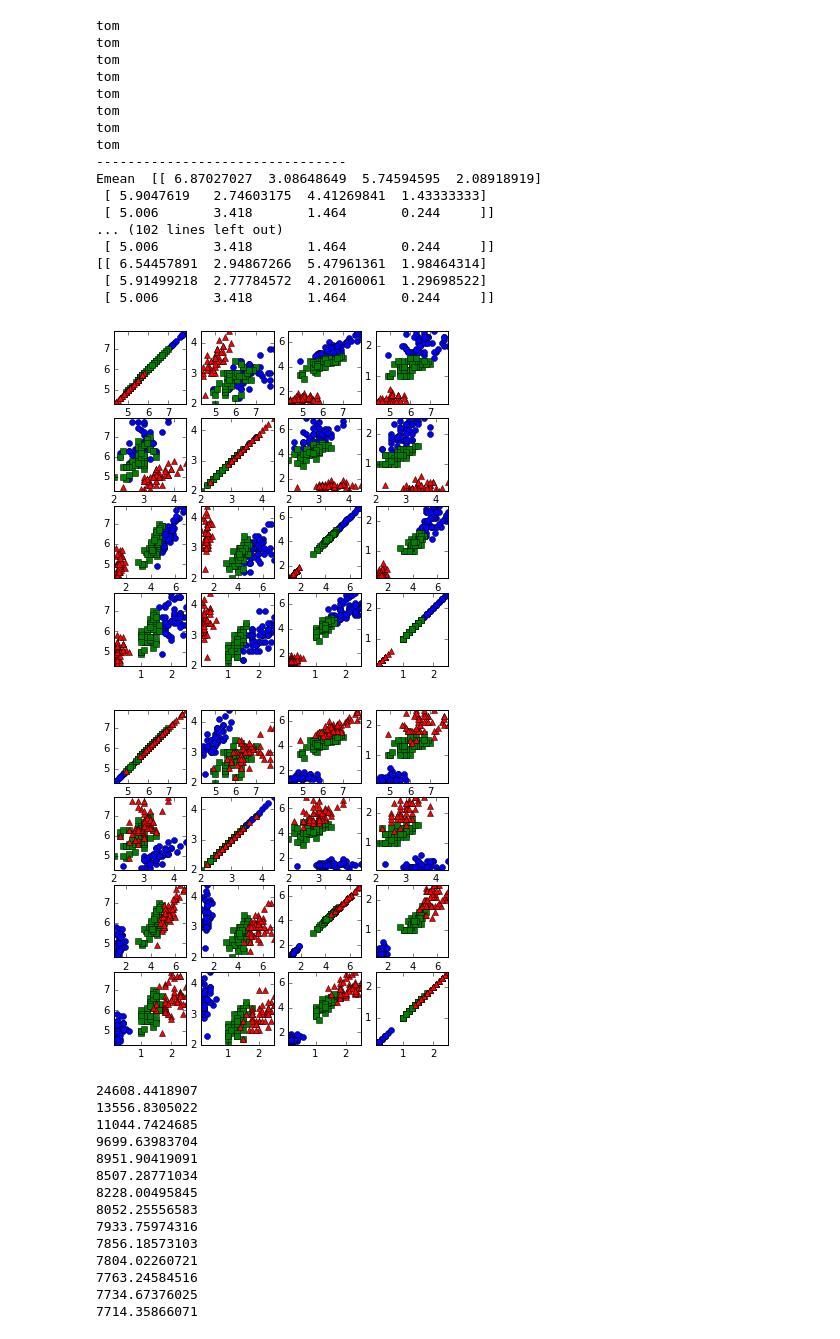
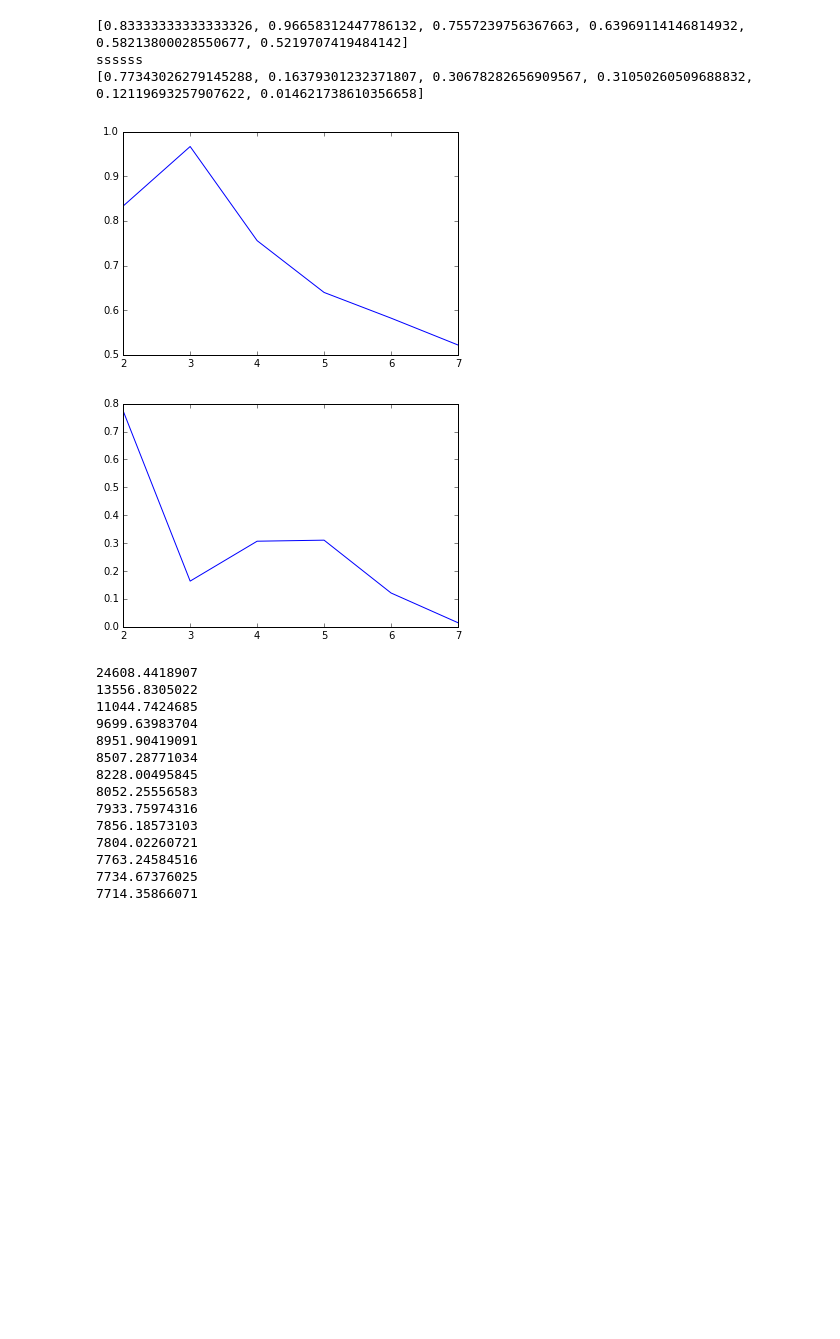
Before and after one commit to KristianAM/machinelearningHandin4, a Jupyter notebook: Handin4.ipynb, the cells around one changed output. Saved outputs shown, nothing was run; the diff lists cells and outputs as text; code cells hidden in the pictures; blank space fills up the shorter version.

```diff
--- a/Handin4.ipynb
+++ b/Handin4.ipynb
@@ -388,33 +443,28 @@ plot_groups(data_pca,cluster,{0:'o',1:'s',2:'^'},figsize=(4,4))
 # %%
-# 4d data
-centers, rep, cost = k_means_opt(data, 3, 1e-4, n = 50)
-rmean,rcov,rprior=em_langsom(data,3,1e-04,mean= centers)
-cluster=most_likely(data,rmean,rcov,rprior)
-print(centers)
-print(rmean)
-
-plot_matrix(data, data, cluster, {0: 'o', 1: 's', 2: '^'}, figsize = (6,6))
-plot_matrix(data, data, labels, {0: 'o', 1: 's', 2: '^'}, figsize = (6,6))
+resF = []
+resSil = []
+for k in range(2,8):
+    centers, rep, cost = k_means_opt(data, k, 1e-4, 50)
+    rmean,rcov,rprior=em(data,k,1e-04,mean= centers)
+    cluster=most_likely(data,rmean,rcov,rprior)
+    sil_em = silhouette(data, cluster)[0]
+    F_em = f1(cluster, labels)[1]
+    resF.append(F_em)
+    resSil.append(sil_em)
-# %% [output]
-tom
-tom
-tom
-tom
-tom
-tom
-tom
-tom
---------------------------------
-Emean  [[ 6.87027027  3.08648649  5.74594595  2.08918919]
- [ 5.9047619   2.74603175  4.41269841  1.43333333]
- [ 5.006       3.418       1.464       0.244     ]]
-... (102 lines left out)
- [ 5.006       3.418       1.464       0.244     ]]
-[[ 6.54457891  2.94867266  5.47961361  1.98464314]
- [ 5.91499218  2.77784572  4.20160061  1.29698522]
- [ 5.006       3.418       1.464       0.244     ]]
-[figure, removed]
-[figure, removed]
+# %%
+print(resF)
+print("ssssss")
+print(resSil)
+plt.plot(range(2,8), resF)
+plt.show()
+plt.plot(range(2,8), resSil)
+plt.show()
+# %% [output]
+[0.83333333333333326, 0.96658312447786132, 0.7557239756367663, 0.63969114146814932, 0.58213800028550677, 0.5219707419484142]
+ssssss
+[0.77343026279145288, 0.16379301232371807, 0.30678282656909567, 0.31050260509688832, 0.12119693257907622, 0.014621738610356658]
+[figure, added]
+[figure, added]
 # %%
 import scipy.misc
 
```
Also changed, not shown: parts of 10 cells of this notebook.
